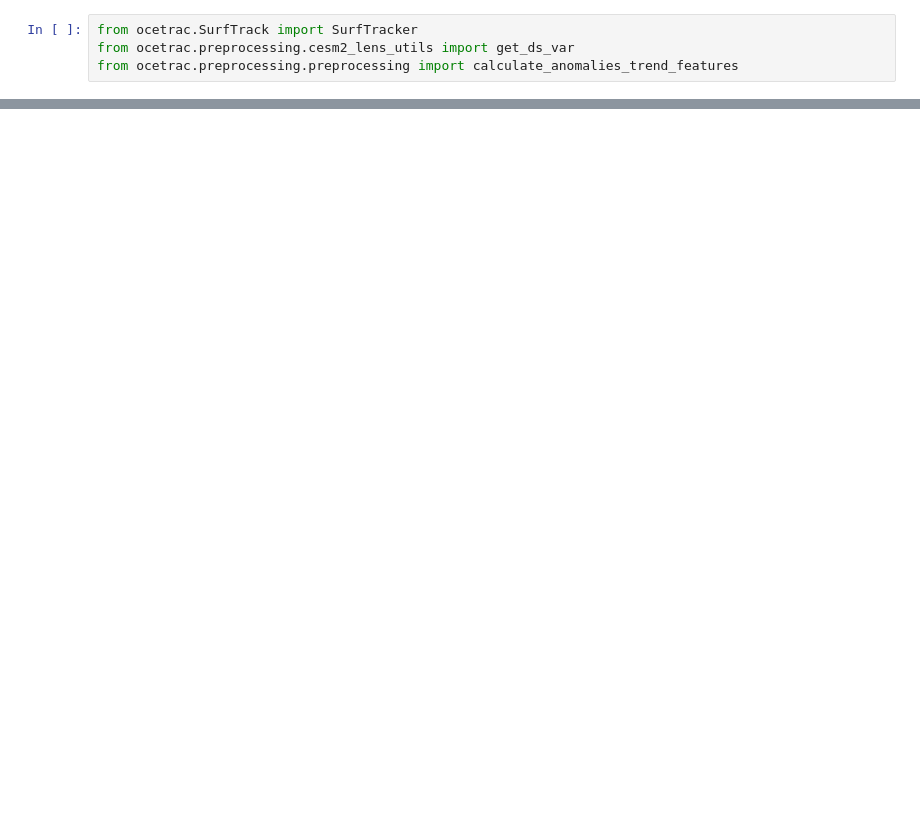
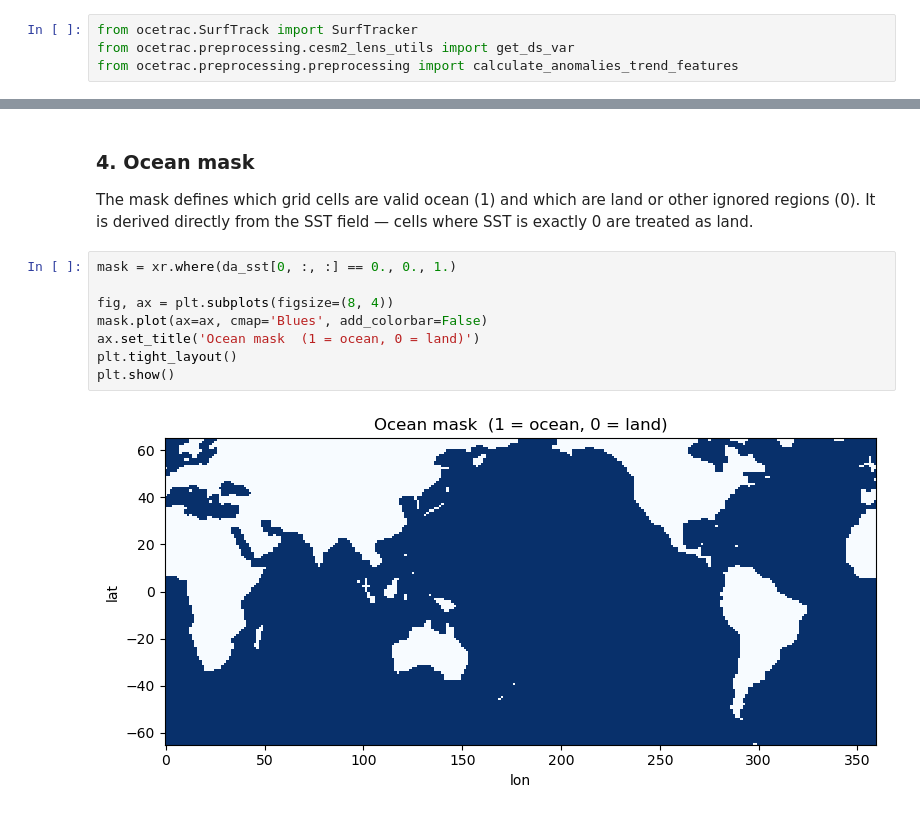
Before and after one commit to ocetrac/ocetrac, a Jupyter notebook: notebooks/SurfTrack_tutorial_temporal_neighbor_labelling.ipynb, the cells around one changed output, grey strips where cells are left out. Cells and saved outputs as stored; diff of their text form; blank space fills up the shorter version.

```diff
--- a/notebooks/SurfTrack_tutorial_temporal_neighbor_labelling.ipynb
+++ b/notebooks/SurfTrack_tutorial_temporal_neighbor_labelling.ipynb
@@ -488,0 +116,16 @@ Duration min/median/max : 1 / 1 / 22
+# %% [markdown]
+### 4. Ocean mask
+
+The mask defines which grid cells are valid ocean (1) and which are land or
+other ignored regions (0). It is derived directly from the SST field — cells
+where SST is exactly 0 are treated as land.
+# %%
+mask = xr.where(da_sst[0, :, :] == 0., 0., 1.)
+
+fig, ax = plt.subplots(figsize=(8, 4))
+mask.plot(ax=ax, cmap='Blues', add_colorbar=False)
+ax.set_title('Ocean mask  (1 = ocean, 0 = land)')
+plt.tight_layout()
+plt.show()
+# %% [output]
+[figure, added]
```
Also changed, not shown: parts of 66 cells of this notebook.
